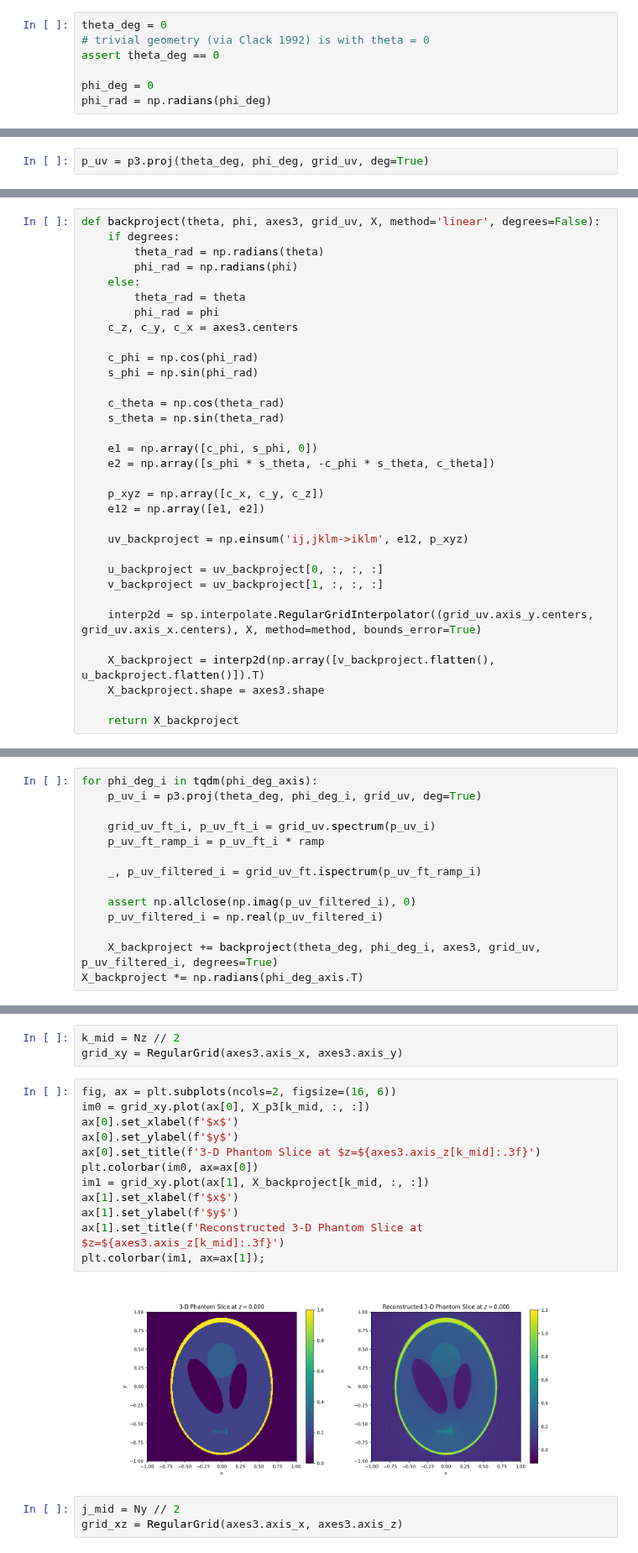
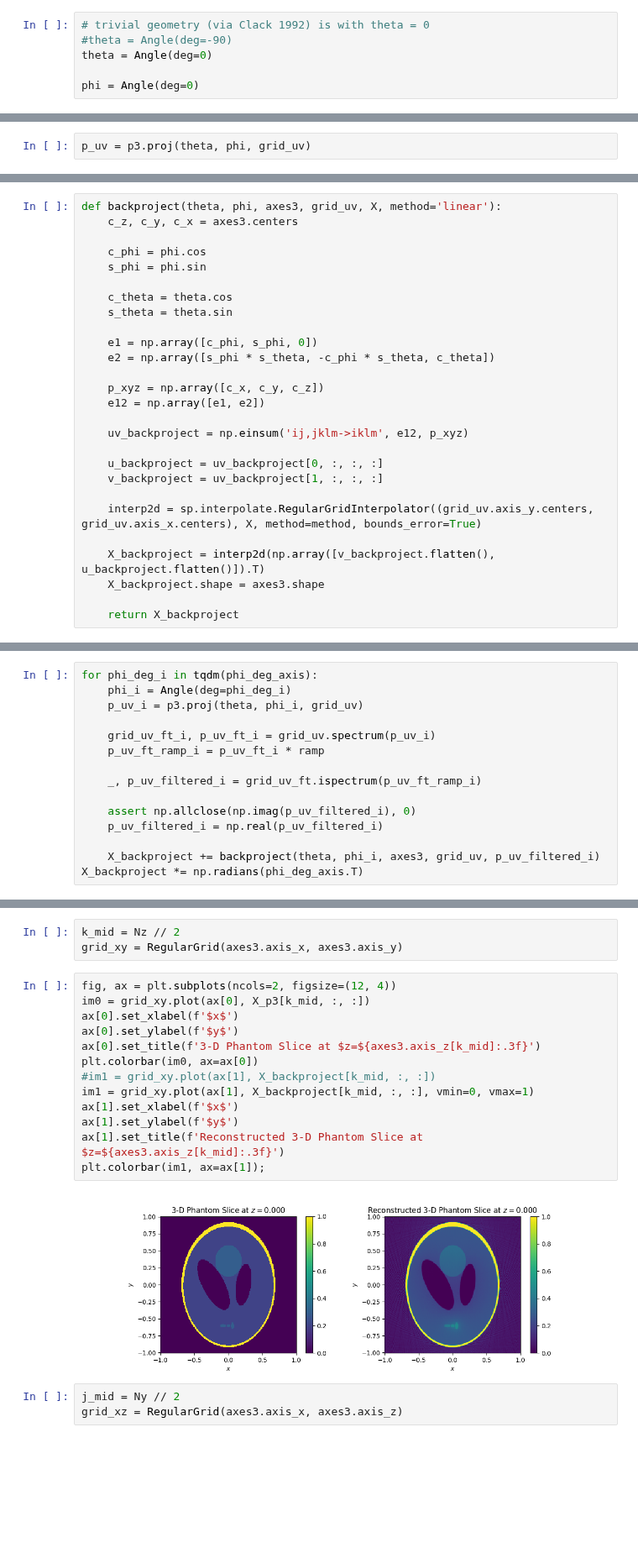
Before and after one commit to butala/pyinverse, a Jupyter notebook: notebooks/FBP3 trivial geometry.ipynb, the cells around one changed output, grey strips where cells are left out. Shown at 84% size. Cells and saved outputs as stored; diff of their text form; blank space fills up the shorter version.

```diff
--- a/notebooks/FBP3 trivial geometry.ipynb
+++ b/notebooks/FBP3 trivial geometry.ipynb
@@ -30,12 +31,11 @@ Nv = 513
 #grid_uv = RegularGrid.linspace((-1.5, 1.5, Nu), (-1.5, 1.5, Nv))
 grid_uv = RegularGrid.linspace((-2, 2, Nu), (-2, 2, Nv))
 # %%
-theta_deg = 0
 # trivial geometry (via Clack 1992) is with theta = 0
-assert theta_deg == 0
+#theta = Angle(deg=-90)
+theta = Angle(deg=0)
 
-phi_deg = 0
-phi_rad = np.radians(phi_deg)
+phi = Angle(deg=0)
 # %%
 p3 = Phantom3()
 # %%
@@ -43,7 +43,7 @@ p3._ellipsoids[0].alpha
 # %% [output]
 <Angle deg=0.0 rad=0.0>
 # %%
-p_uv = p3.proj(theta_deg, phi_deg, grid_uv, deg=True)
+p_uv = p3.proj(theta, phi, grid_uv)
 # %%
 fig, ax = plt.subplots()
 im = grid_uv.plot(ax, p_uv)
@@ -114,20 +114,14 @@ plt.colorbar(im, ax=ax);
 # %% [output]
 [figure]
 # %%
-def backproject(theta, phi, axes3, grid_uv, X, method='linear', degrees=False):
-    if degrees:
-        theta_rad = np.radians(theta)
-        phi_rad = np.radians(phi)
-    else:
-        theta_rad = theta
-        phi_rad = phi
+def backproject(theta, phi, axes3, grid_uv, X, method='linear'):
     c_z, c_y, c_x = axes3.centers
 
-    c_phi = np.cos(phi_rad)
-    s_phi = np.sin(phi_rad)
+    c_phi = phi.cos
+    s_phi = phi.sin
 
-    c_theta = np.cos(theta_rad)
-    s_theta = np.sin(theta_rad)
+    c_theta = theta.cos
+    s_theta = theta.sin
 
     e1 = np.array([c_phi, s_phi, 0])
     e2 = np.array([s_phi * s_theta, -c_phi * s_theta, c_theta])
@@ -165,7 +159,8 @@ phi_deg_axis = RegularAxis.linspace(0, 180, N_phi, endpoint=False)
 X_backproject = np.zeros(axes3.shape)
 # %%
 for phi_deg_i in tqdm(phi_deg_axis):
-    p_uv_i = p3.proj(theta_deg, phi_deg_i, grid_uv, deg=True)
+    phi_i = Angle(deg=phi_deg_i)
+    p_uv_i = p3.proj(theta, phi_i, grid_uv)
 
     grid_uv_ft_i, p_uv_ft_i = grid_uv.spectrum(p_uv_i)
     p_uv_ft_ramp_i = p_uv_ft_i * ramp
@@ -175,7 +170,7 @@ for phi_deg_i in tqdm(phi_deg_axis):
     assert np.allclose(np.imag(p_uv_filtered_i), 0)
     p_uv_filtered_i = np.real(p_uv_filtered_i)
 
-    X_backproject += backproject(theta_deg, phi_deg_i, axes3, grid_uv, p_uv_filtered_i, degrees=True)
+    X_backproject += backproject(theta, phi_i, axes3, grid_uv, p_uv_filtered_i)
 X_backproject *= np.radians(phi_deg_axis.T)
 # %%
 c_z, c_y, c_x = axes3.centers
@@ -187,19 +182,20 @@ X_p3.shape = axes3.shape
 k_mid = Nz // 2
 grid_xy = RegularGrid(axes3.axis_x, axes3.axis_y)
 # %%
-fig, ax = plt.subplots(ncols=2, figsize=(16, 6))
+fig, ax = plt.subplots(ncols=2, figsize=(12, 4))
 im0 = grid_xy.plot(ax[0], X_p3[k_mid, :, :])
 ax[0].set_xlabel(f'$x$')
 ax[0].set_ylabel(f'$y$')
 ax[0].set_title(f'3-D Phantom Slice at $z=${axes3.axis_z[k_mid]:.3f}')
 plt.colorbar(im0, ax=ax[0])
-im1 = grid_xy.plot(ax[1], X_backproject[k_mid, :, :])
+#im1 = grid_xy.plot(ax[1], X_backproject[k_mid, :, :])
+im1 = grid_xy.plot(ax[1], X_backproject[k_mid, :, :], vmin=0, vmax=1)
 ax[1].set_xlabel(f'$x$')
 ax[1].set_ylabel(f'$y$')
 ax[1].set_title(f'Reconstructed 3-D Phantom Slice at $z=${axes3.axis_z[k_mid]:.3f}')
 plt.colorbar(im1, ax=ax[1]);
 # %% [output]
-[figure, old version]
+[figure, new version]
 # %%
 j_mid = Ny // 2
 grid_xz = RegularGrid(axes3.axis_x, axes3.axis_z)
```
Also changed, not shown: parts of 9 cells of this notebook.
